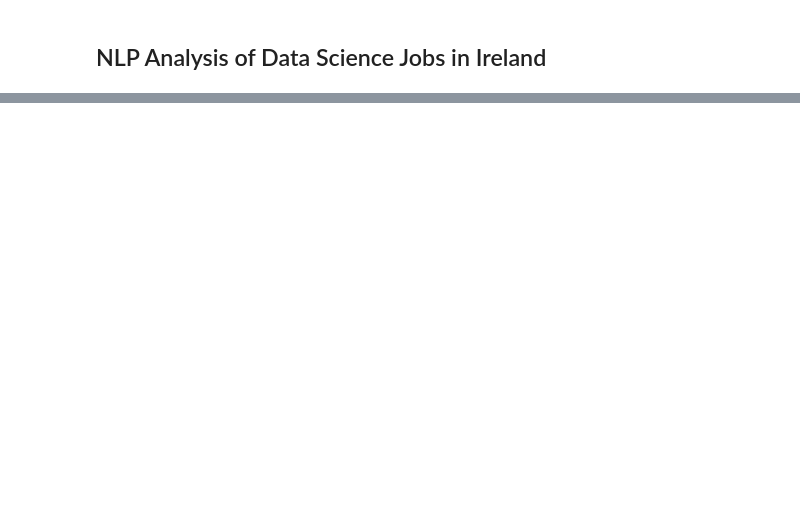
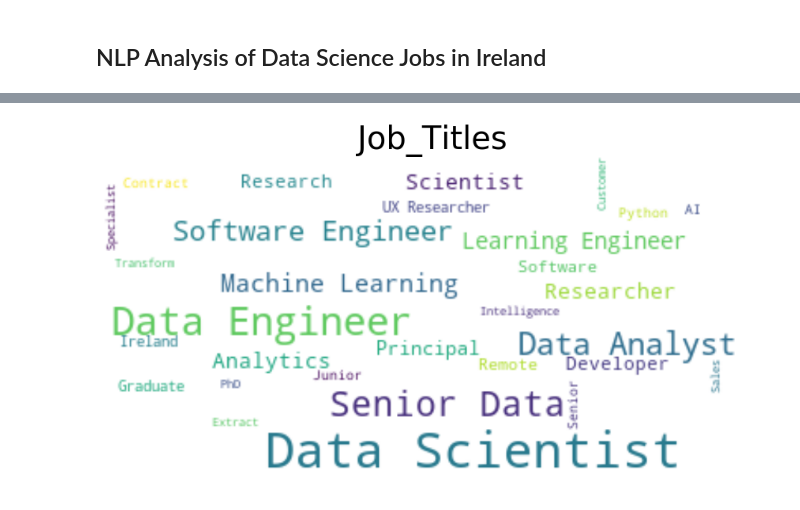
Before and after one commit to fouad89/linkedin-job-analysis, a Jupyter notebook: DataScience_Jobs_Analysis.ipynb, the cells around one changed output, grey strips where cells are left out. Saved outputs shown, nothing was run; the diff lists cells and outputs as text; code cells hidden in the pictures; blank space fills up the shorter version.

```diff
--- a/DataScience_Jobs_Analysis.ipynb
+++ b/DataScience_Jobs_Analysis.ipynb
@@ -114,0 +139,17 @@ job_df.to_csv("./text_to_df/job_df.csv", index=False)
+# %%
+# creating a word cloud for job titles
+stopwords = set(STOPWORDS)
+def create_wc(text, title, max_words=30, max_font_size=50, stopwords=stopwords):
+    cloud = WordCloud(stopwords=stopwords, max_words=max_words, max_font_size=max_words, background_color='white').generate(text)
+    plt.figure(figsize=(15,20))
+    plt.imshow(cloud, interpolation='bilinear')
+    plt.axis("off")
+    plt.title(title, fontdict={'fontsize':40})
+    plt.savefig(f"./graphs/{title}.png")
+    plt.show()
+# %%
+text = '\n'.join(job_df['title'].values)
+# %%
+create_wc(text, "Job_Titles")
+# %% [output]
+[figure, added]
```
Also changed, not shown: parts of 11 cells of this notebook, 6 other files.
